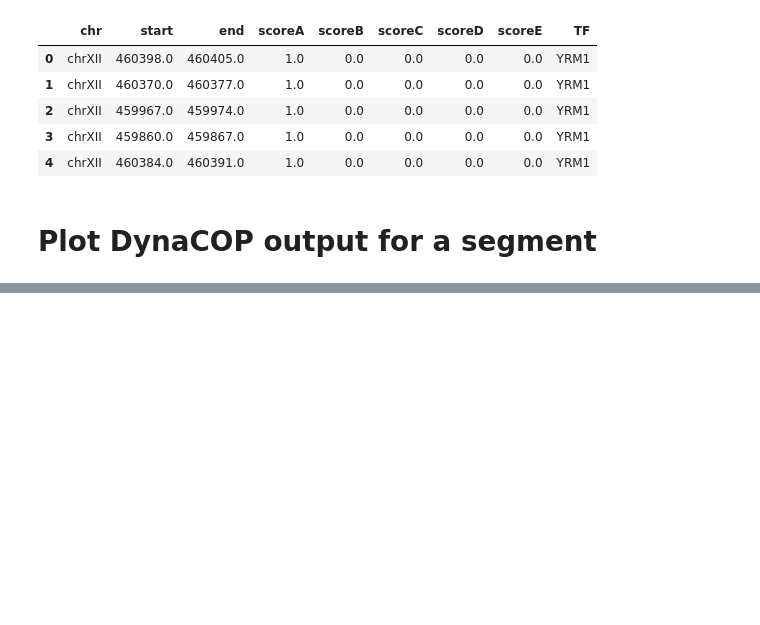
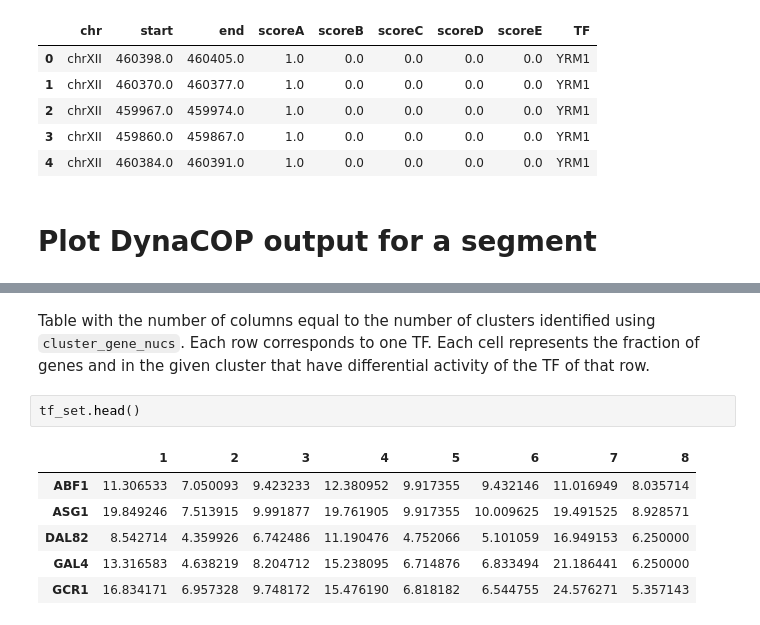
Before and after one commit to HarteminkLab/RoboCOP, a Jupyter notebook: analysis/example_dynacop.ipynb, the cells around one changed output, grey strips where cells are left out. Cells and saved outputs as stored; diff of their text form; blank space fills up the shorter version.

````diff
--- a/analysis/example_dynacop.ipynb
+++ b/analysis/example_dynacop.ipynb
@@ -82,0 +171,11 @@ NoSectionError: No section: 'main'
+# %% [markdown]
+Table with the number of columns equal to the number of clusters identified using ```cluster_gene_nucs```. Each row corresponds to one TF. Each cell represents the fraction of genes and in the given cluster that have differential activity of the TF of that row.
+# %%
+tf_set.head()
+# %% [output]
+|  | 1 | 2 | 3 | 4 | 5 | 6 | 7 | 8 |
+| ABF1 | 11.306533 | 7.050093 | 9.423233 | 12.380952 | 9.917355 | 9.432146 | 11.016949 | 8.035714 |
+| ASG1 | 19.849246 | 7.513915 | 9.991877 | 19.761905 | 9.917355 | 10.009625 | 19.491525 | 8.928571 |
+| DAL82 | 8.542714 | 4.359926 | 6.742486 | 11.190476 | 4.752066 | 5.101059 | 16.949153 | 6.250000 |
+| GAL4 | 13.316583 | 4.638219 | 8.204712 | 15.238095 | 6.714876 | 6.833494 | 21.186441 | 6.250000 |
+| GCR1 | 16.834171 | 6.957328 | 9.748172 | 15.476190 | 6.818182 | 6.544755 | 24.576271 | 5.357143 |
````
Also changed, not shown: parts of 18 cells of this notebook, 5 other files.
